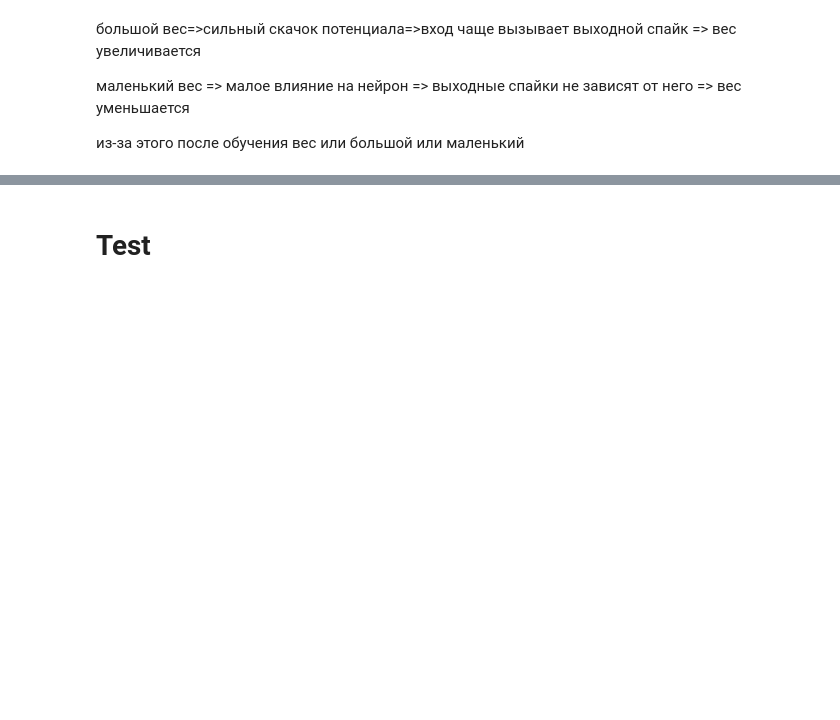
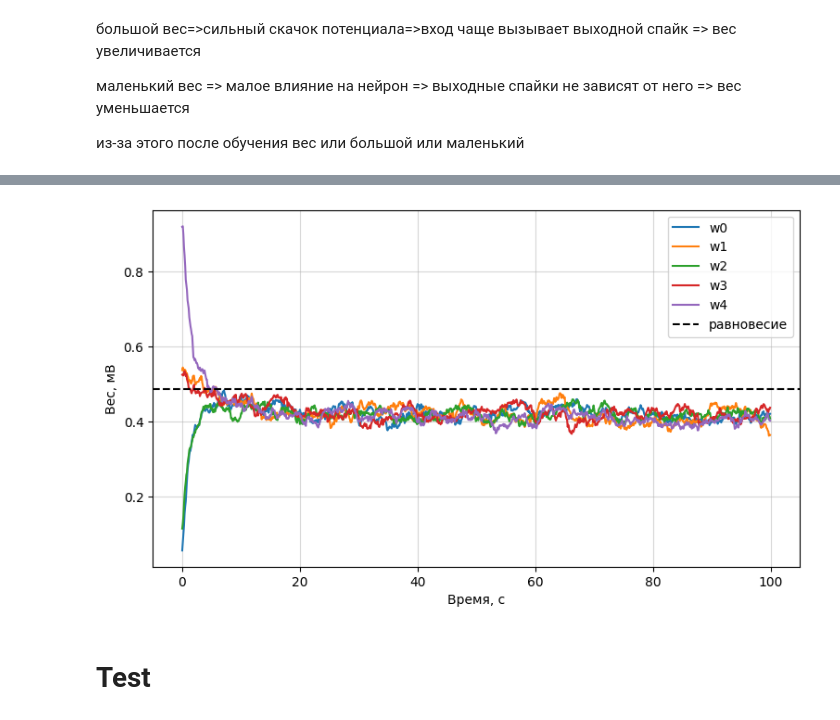
Before and after one commit to Wrench0O/LIF-MIPT, a Jupyter notebook: LIF.ipynb, the cells around one changed output, grey strips where cells are left out. Cells and saved outputs as stored; diff of their text form; code cells hidden in the pictures; blank space fills up the shorter version.

```diff
--- a/LIF.ipynb
+++ b/LIF.ipynb
@@ -225,3 +291,27 @@ plt.show()
+# %%
+plt.figure(figsize=(9, 5))
+
+for synapse_index in range(5):
+    plt.plot(
+        weight_monitor.t/second,
+        weight_monitor.w[synapse_index]/mV,
+        label=f'w{synapse_index}'
+    )
+
+plt.axhline(
+    1/2.05,
+    color='black',
+    linestyle='--',
+    label='равновесие'
+)
+
+plt.xlabel('Время, с')
+plt.ylabel('Вес, мВ')
+plt.legend()
+plt.grid(alpha=0.5)
+plt.show()
+# %% [output]
+[figure, added]
 # %% [markdown]
 # Test
 # %% [markdown]
```
Also changed, not shown: parts of 11 cells of this notebook.
